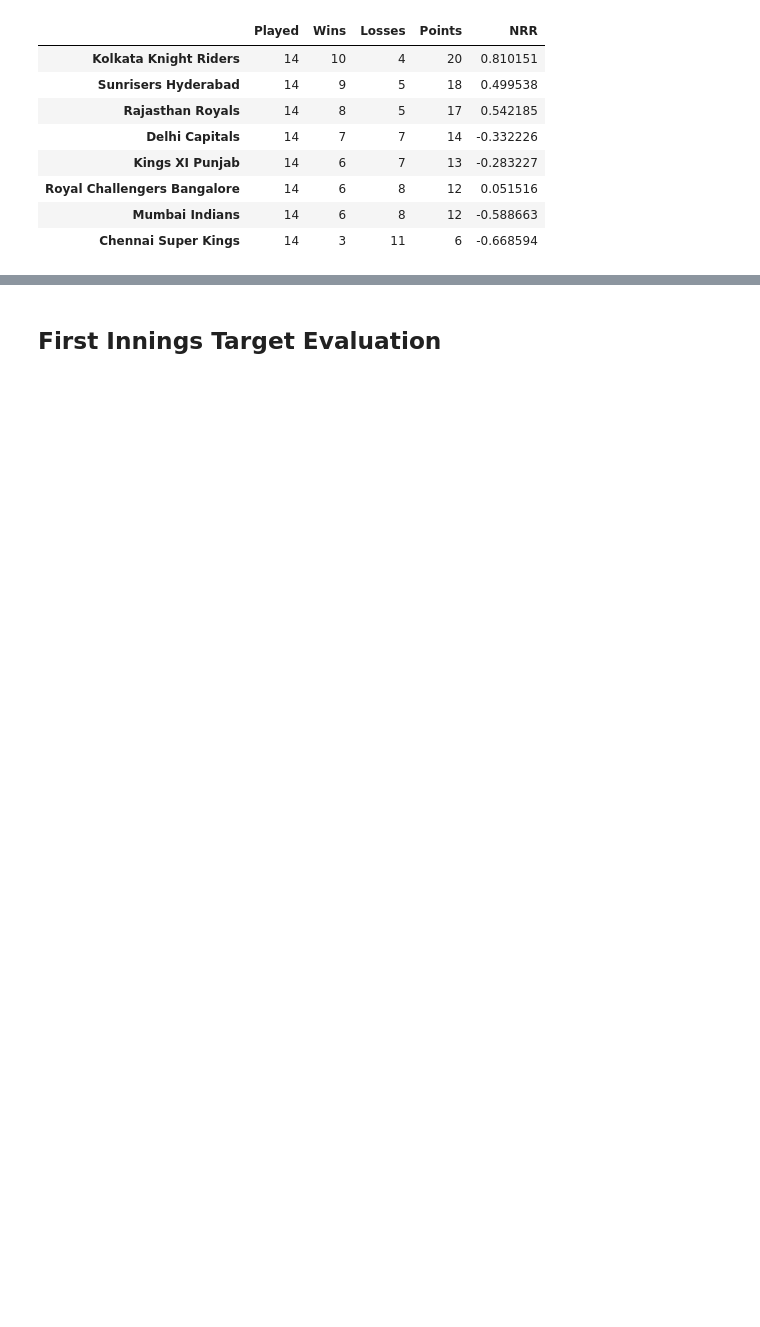
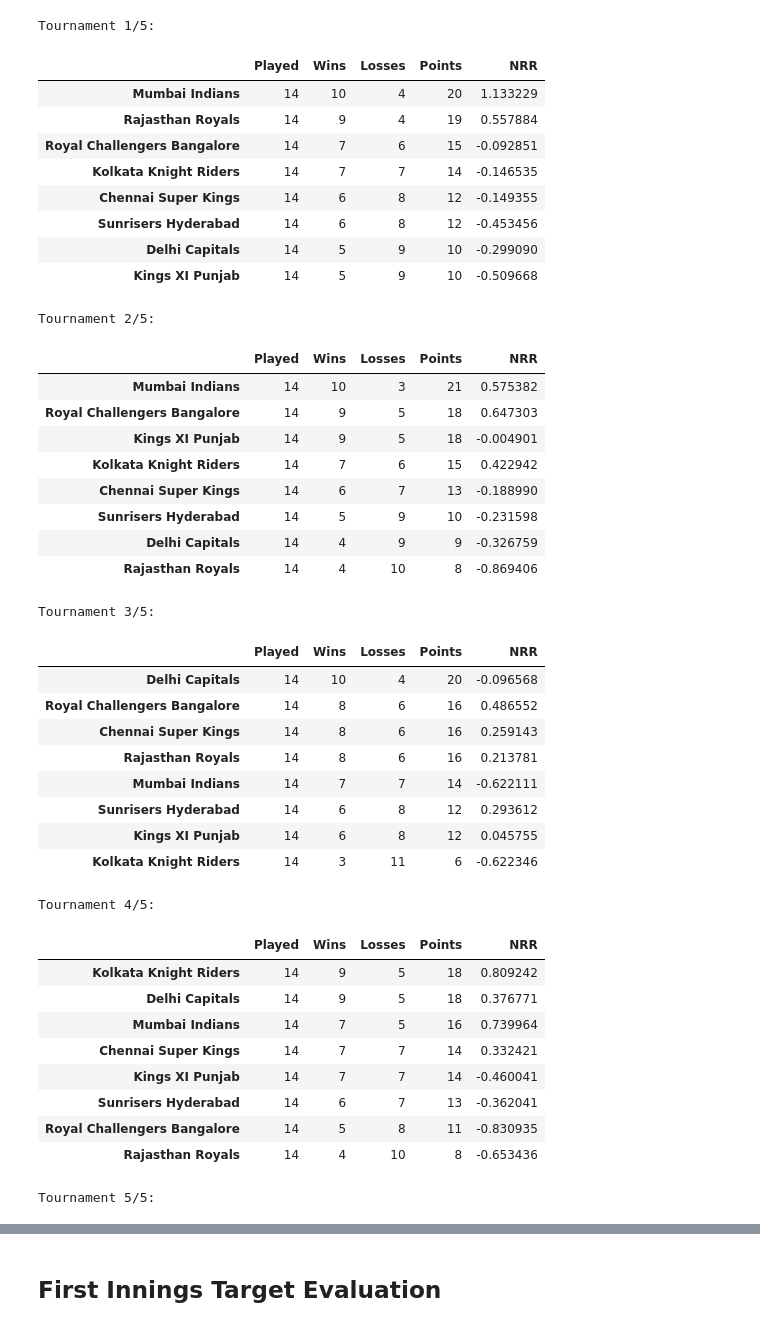
Before and after one commit to AravindM2803/IPL-Simulator, a Jupyter notebook: iplsim-dense/Evaluate.ipynb, the cells around one changed output, grey strips where cells are left out. Cells and saved outputs as stored; diff of their text form; code cells hidden in the pictures; blank space fills up the shorter version.

```diff
--- a/iplsim-dense/Evaluate.ipynb
+++ b/iplsim-dense/Evaluate.ipynb
@@ -19,5 +19,5 @@ model_inn1 = tf.keras.models.load_model('Models\Inn1-HeavyDense-ep20to50\cp-0029
 model_inn2 = tf.keras.models.load_model('Models\Inn2-HeavyDenseRequired-ep30to50\cp-0016.h5')
 # %%
 evaluator = EvaluationMetrics(model_inn1, model_inn2,
-                              # )
-                              "Evaluation/tournament2.pkl")
+                              )
+                            #   "Evaluation/tournament1.pkl")
@@ -26,21 +56,54 @@ evaluator = EvaluationMetrics(model_inn1, model_inn2,
 # %%
-# evaluator.display_table()
-# verbose = 0
-# evaluator.reinitialize_tournament()
-# for _ in tqdm(range(56), ncols=80, disable=True if verbose!=0 else False):
-#     if verbose != 0:
-#         print(f"\n\nMatch number: {evaluator.match_count+1}")
-#     evaluator.simulate_match(verbose)
-
-# # evaluator.display_table()
-# evaluator.save_object("Evaluation/tournament1.pkl")
+num_tournaments = 5
+verbose = 0
+for t in range(num_tournaments):
+    print(f"Tournament {t+1}/{num_tournaments}:")
+    evaluator.reinitialize_tournament()
+    for _ in tqdm(range(56), ncols=80, disable=True if verbose!=0 else False):
+        if verbose != 0:
+            print(f"\n\nMatch number: {evaluator.match_count+1}")
+        evaluator.simulate_match(verbose)
+    evaluator.display_table()
+    evaluator.save_object("Evaluation/tournament3_1.pkl")
 # %% [output]
+Tournament 1/5:
 |  | Played | Wins | Losses | Points | NRR |
-| Kolkata Knight Riders | 14 | 10 | 4 | 20 | 0.810151 |
-| Sunrisers Hyderabad | 14 | 9 | 5 | 18 | 0.499538 |
-| Rajasthan Royals | 14 | 8 | 5 | 17 | 0.542185 |
-| Delhi Capitals | 14 | 7 | 7 | 14 | -0.332226 |
-| Kings XI Punjab | 14 | 6 | 7 | 13 | -0.283227 |
-| Royal Challengers Bangalore | 14 | 6 | 8 | 12 | 0.051516 |
-| Mumbai Indians | 14 | 6 | 8 | 12 | -0.588663 |
-| Chennai Super Kings | 14 | 3 | 11 | 6 | -0.668594 |
+| Mumbai Indians | 14 | 10 | 4 | 20 | 1.133229 |
+| Rajasthan Royals | 14 | 9 | 4 | 19 | 0.557884 |
+| Royal Challengers Bangalore | 14 | 7 | 6 | 15 | -0.092851 |
+| Kolkata Knight Riders | 14 | 7 | 7 | 14 | -0.146535 |
+| Chennai Super Kings | 14 | 6 | 8 | 12 | -0.149355 |
+| Sunrisers Hyderabad | 14 | 6 | 8 | 12 | -0.453456 |
+| Delhi Capitals | 14 | 5 | 9 | 10 | -0.299090 |
+| Kings XI Punjab | 14 | 5 | 9 | 10 | -0.509668 |
+Tournament 2/5:
+|  | Played | Wins | Losses | Points | NRR |
+| Mumbai Indians | 14 | 10 | 3 | 21 | 0.575382 |
+| Royal Challengers Bangalore | 14 | 9 | 5 | 18 | 0.647303 |
+| Kings XI Punjab | 14 | 9 | 5 | 18 | -0.004901 |
+| Kolkata Knight Riders | 14 | 7 | 6 | 15 | 0.422942 |
+| Chennai Super Kings | 14 | 6 | 7 | 13 | -0.188990 |
+| Sunrisers Hyderabad | 14 | 5 | 9 | 10 | -0.231598 |
+| Delhi Capitals | 14 | 4 | 9 | 9 | -0.326759 |
+| Rajasthan Royals | 14 | 4 | 10 | 8 | -0.869406 |
+Tournament 3/5:
+|  | Played | Wins | Losses | Points | NRR |
+| Delhi Capitals | 14 | 10 | 4 | 20 | -0.096568 |
+| Royal Challengers Bangalore | 14 | 8 | 6 | 16 | 0.486552 |
+| Chennai Super Kings | 14 | 8 | 6 | 16 | 0.259143 |
+| Rajasthan Royals | 14 | 8 | 6 | 16 | 0.213781 |
+| Mumbai Indians | 14 | 7 | 7 | 14 | -0.622111 |
+| Sunrisers Hyderabad | 14 | 6 | 8 | 12 | 0.293612 |
+| Kings XI Punjab | 14 | 6 | 8 | 12 | 0.045755 |
+| Kolkata Knight Riders | 14 | 3 | 11 | 6 | -0.622346 |
+Tournament 4/5:
+|  | Played | Wins | Losses | Points | NRR |
+| Kolkata Knight Riders | 14 | 9 | 5 | 18 | 0.809242 |
+| Delhi Capitals | 14 | 9 | 5 | 18 | 0.376771 |
+| Mumbai Indians | 14 | 7 | 5 | 16 | 0.739964 |
+| Chennai Super Kings | 14 | 7 | 7 | 14 | 0.332421 |
+| Kings XI Punjab | 14 | 7 | 7 | 14 | -0.460041 |
+| Sunrisers Hyderabad | 14 | 6 | 7 | 13 | -0.362041 |
+| Royal Challengers Bangalore | 14 | 5 | 8 | 11 | -0.830935 |
+| Rajasthan Royals | 14 | 4 | 10 | 8 | -0.653436 |
+Tournament 5/5:
```
Also changed, not shown: parts of 30 cells of this notebook.
